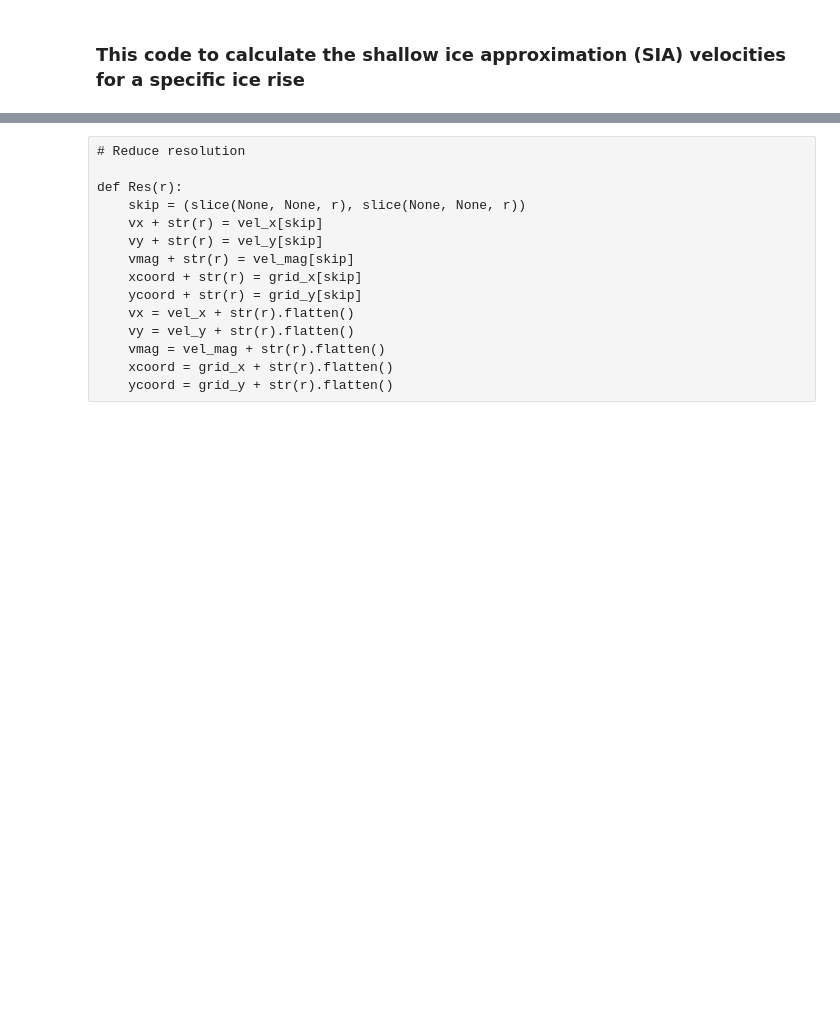
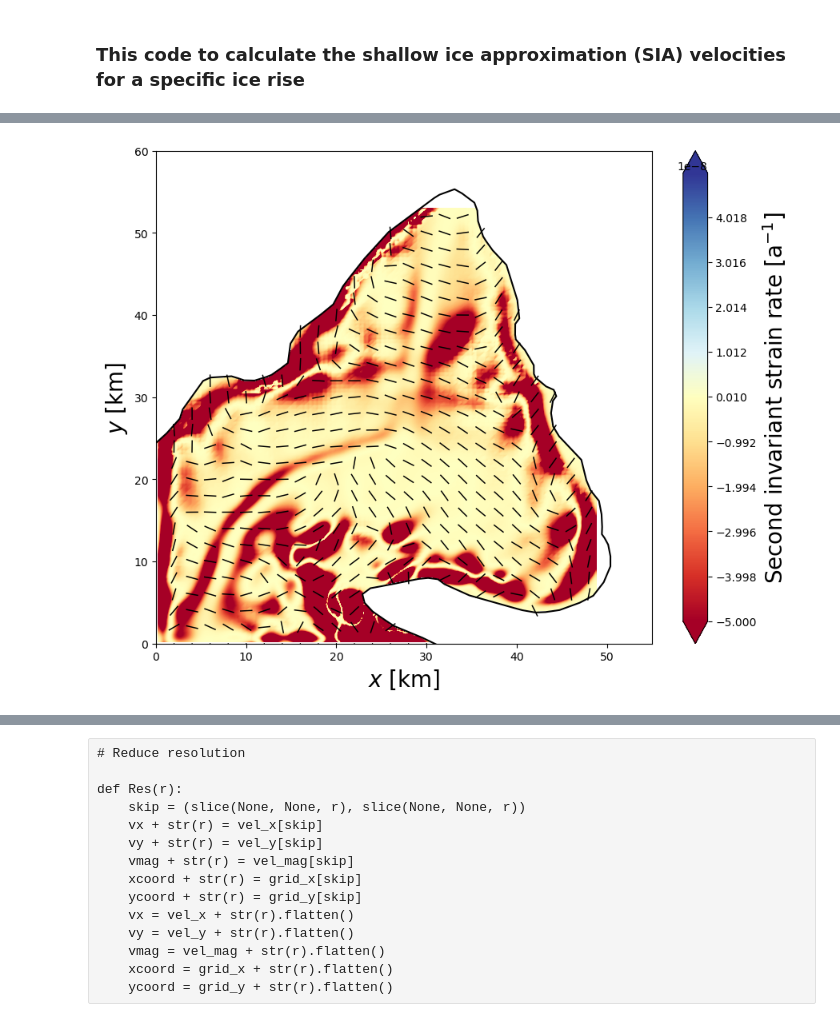
Before and after one commit to henryclara/Anisotropy_SIA, a Jupyter notebook: src/PlotData.ipynb, the cells around one changed output, grey strips where cells are left out. Drawn from its saved outputs; the diff is of its cells as text; code cells hidden in the pictures; blank space fills up the shorter version.

```diff
--- a/src/PlotData.ipynb
+++ b/src/PlotData.ipynb
@@ -353,24 +370,26 @@ fig.savefig('HammarryggenStrainRate.jpg', format='jpg', dpi=700, bbox_inches = "
 # %%
 # Plot second strain rate tensor invariant
 
 fig, ax = plt.subplots(1, 1, figsize=(10, 8))
 #levels2 = np.linspace(-0.001,0.001,500)
 levels2 = np.linspace(-0.00000005,0.00000005,500)
 CS = ax.contourf(grid_x/1000-770, grid_y/1000-1960, e_2nd_inv_1, levels=levels2, cmap=plt.cm.RdYlBu, extend='both')
 #CS = ax.contourf(grid_x, grid_y, e_2nd_inv_1, cmap=plt.cm.GnBu, locator=ticker.LogLocator(), extend='max')
 #CS = ax.contourf(grid_x, grid_y, e_2nd_inv_1, cmap=plt.cm.GnBu, extend='max')
 ax.set_xlim([0, 55])
 ax.set_ylim([0, 60])
 skip2 = (slice(None, None, 20), slice(None, None, 20))
 #ax.quiver(grid_x[skip1]/1000-770, grid_y[skip1]/1000-1960, vel_x_norm[skip1], vel_y_norm[skip1], scale=40)
 ax.quiver(grid_x[skip2]/1000-770, grid_y[skip2]/1000-1960, v1_max_20[skip2], v2_max_20[skip2], scale=40, pivot='mid', headlength=0, headwidth=1)
 ax.plot(data_GL_reduced['X']/1000-770, data_GL_reduced['Y']/1000-1960, color='black')
 ax.set_xlabel(r'$x$ [km]', size=20)
 ax.set_ylabel(r'$y$ [km]', size=20)
 cbar = fig.colorbar(CS)
-cbar.set_label('Strain rate [a$^{-1}$]', size=20)
+cbar.set_label('Second invariant strain rate [a$^{-1}$]', size=20)
 #ax.tick_params(color='w', labelcolor='w')
 fig.savefig('HammarryggenStrainRate2ndInvariant.jpg', format='jpg', dpi=700, bbox_inches = "tight")
+# %% [output]
+[figure, added]
 # %%
 # Plot the dilation rate (i.e. the change in "area" of the strain rate tensor)  dil_rate_1
 
```
Also changed, not shown: parts of 17 cells of this notebook.
